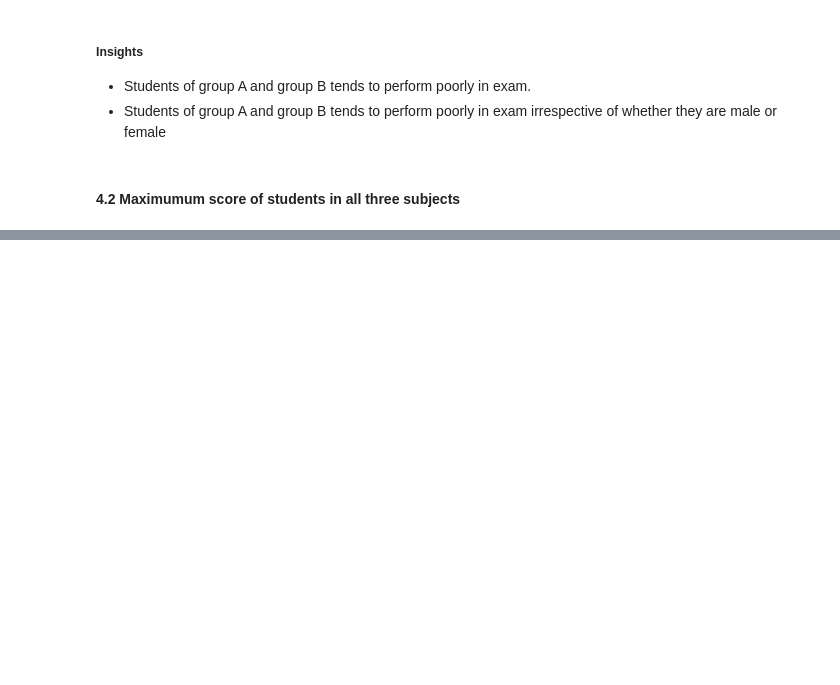
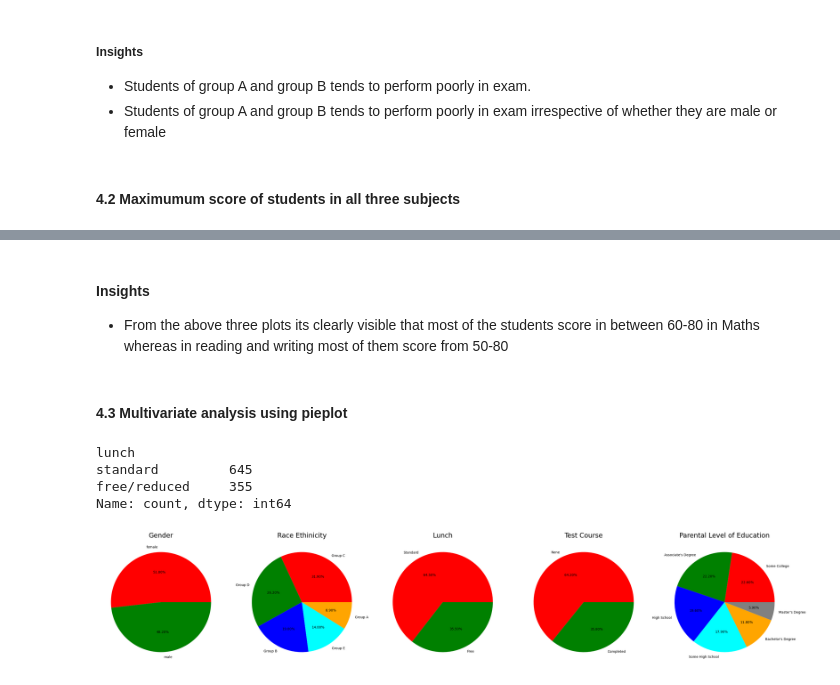
Before and after one commit to 1rishu0/Student-Performance-Indicator, a Jupyter notebook: notebook/1. EDA STUDENT PERFORMANCE.ipynb, the cells around one changed output, grey strips where cells are left out. Saved outputs shown, nothing was run; the diff lists cells and outputs as text; code cells hidden in the pictures; blank space fills up the shorter version.

```diff
--- a/notebook/1. EDA STUDENT PERFORMANCE.ipynb
+++ b/notebook/1. EDA STUDENT PERFORMANCE.ipynb
@@ -363,20 +389,66 @@ plt.show()
+# %% [markdown]
+#### Insights
+- From the above three plots its clearly visible that most of the students score in between 60-80 in Maths whereas in reading and writing most of them score from 50-80
+# %% [markdown]
+#### 4.3 Multivariate analysis using pieplot
+# %%
+df['lunch'].value_counts()
+# %% [output]
+lunch
+standard         645
+free/reduced     355
+Name: count, dtype: int64
 # %%
-plt.rcParams('figure.figsize')=(30,12) # rc is Runtime Configuration
+plt.rcParams['figure.figsize']=(30,12) # rc is Runtime Configuration
 
 plt.subplot(1,5,1)
 size=df['gender'].value_counts()
 labels='female','male'
 color=['red','green']
 
 plt.pie(x=size,colors=color,labels=labels,autopct='%.2f%%')
 plt.title('Gender',fontsize=20)
 plt.axis('off')
 
 plt.subplot(1,5,2)
 size=df['race_ethnicity'].value_counts()
 labels='Group C','Group D','Group B','Group E','Group A'
 color=['red','green','blue','cyan','orange']
 
-plt.pie(size,colors=color,labels=labels,autopct='%.2%%')
-plt.title("Race Ethinicity")
+plt.pie(x=size,colors=color,labels=labels,autopct='%.2f%%')
+plt.title("Race Ethinicity",fontsize=20)
 plt.axis('off')
+
+plt.subplot(1,5,3)
+size=df['lunch'].value_counts()
+lables='Standard','Free'
+color=['red','green']
+
+plt.pie(x=size,labels=lables,colors=color,autopct='%.2f%%')
+plt.title("Lunch",fontsize=20)
+plt.axis("off")
+
+plt.subplot(1,5,4)
+size=df['test_preparation_course'].value_counts()
+labels='None','Completed'
+color=['red','green']
+
+plt.pie(x=size,colors=color,labels=labels,autopct='%.2f%%')
+plt.title("Test Course",fontsize=20)
+plt.axis("off")
+
+plt.subplot(1,5,5)
+size=df['parental_level_of_education'].value_counts()
+labels='Some College',"Associate's Degree",'High School',"Some High School","Bachelor's Degree","Master's Degree"
+color=['red','green','blue','cyan','orange','grey']
+
+plt.pie(x=size,labels=labels,colors=color,autopct="%.2f%%")
+plt.title("Parental Level of Education",fontsize=20)
+plt.axis('off')
+
+plt.tight_layout()
+plt.grid()
+
+plt.show()
+# %% [output]
+[figure, added]
```
Also changed, not shown: parts of 17 cells of this notebook.
